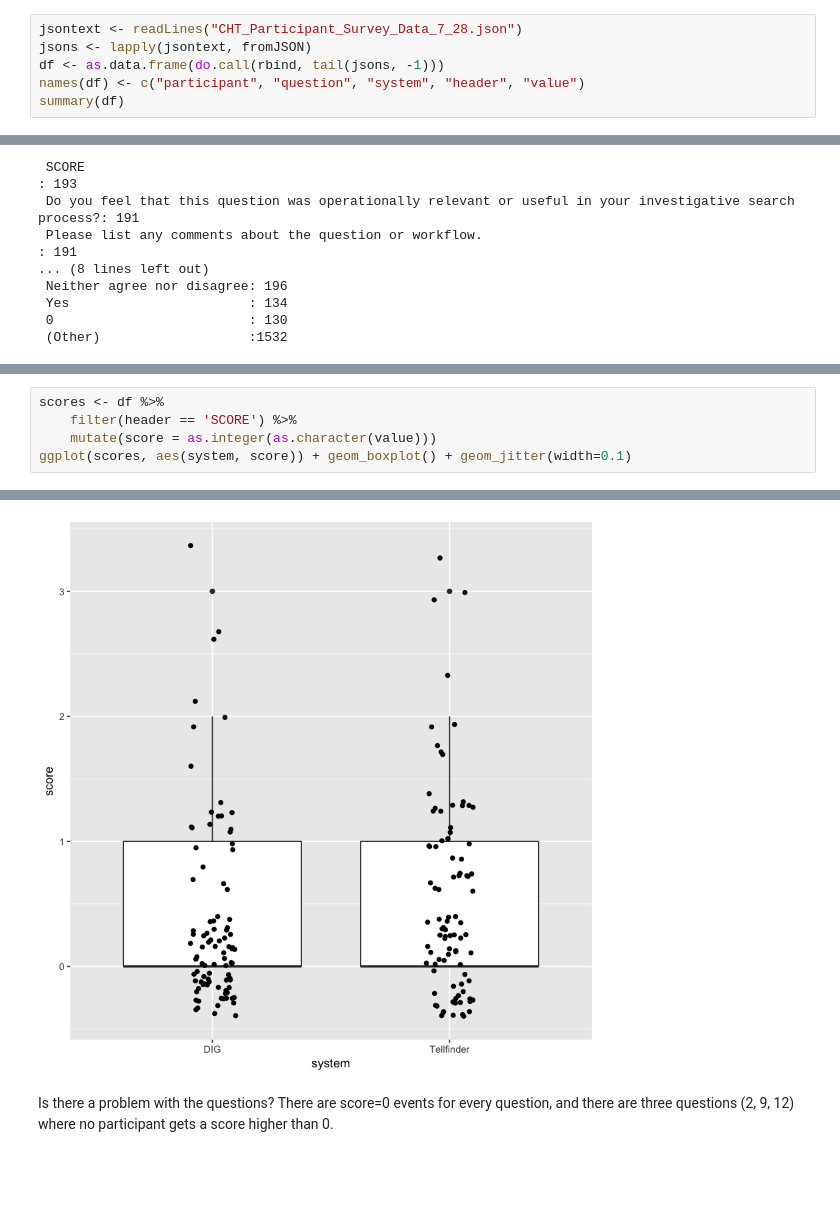
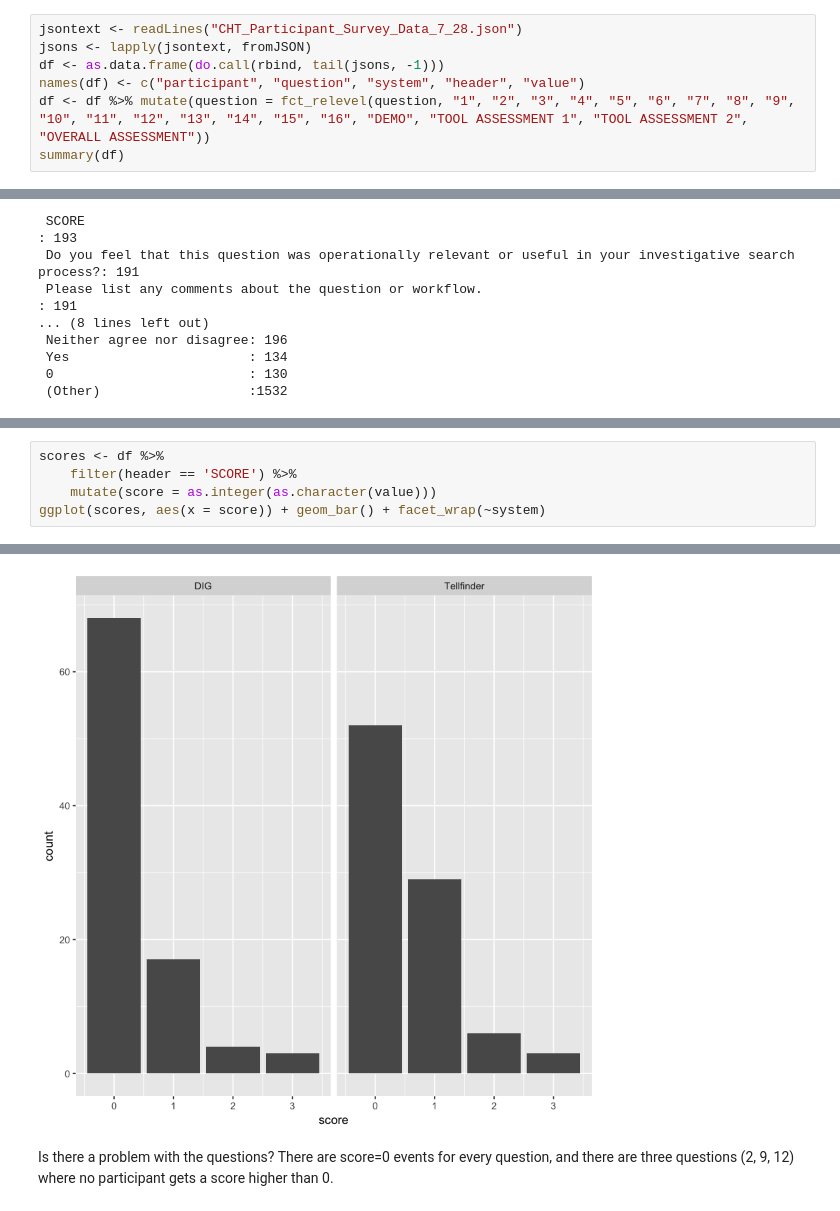
Before and after one commit to isoboroff/memex-hitl2, a Jupyter notebook: Data-analysis.ipynb, the cells around one changed output, grey strips where cells are left out. Drawn from its saved outputs; the diff is of its cells as text; blank space fills up the shorter version.

Commit message:
Updated initial score plot, releveled the questions, and added a plot for times for failed queries.

```diff
--- a/Data-analysis.ipynb
+++ b/Data-analysis.ipynb
@@ -23,6 +25,7 @@ jsontext <- readLines("CHT_Participant_Survey_Data_7_28.json")
 jsons <- lapply(jsontext, fromJSON)
 df <- as.data.frame(do.call(rbind, tail(jsons, -1)))
 names(df) <- c("participant", "question", "system", "header", "value")
+df <- df %>% mutate(question = fct_relevel(question, "1", "2", "3", "4", "5", "6", "7", "8", "9", "10", "11", "12", "13", "14", "15", "16", "DEMO", "TOOL ASSESSMENT 1", "TOOL ASSESSMENT 2", "OVERALL ASSESSMENT"))
 summary(df)
 # %% [output]
   participant      question           system
@@ -51,7 +59,7 @@ Here is the absolute top level view: is there a difference in participant score
 scores <- df %>%
     filter(header == 'SCORE') %>%
     mutate(score = as.integer(as.character(value)))
-ggplot(scores, aes(system, score)) + geom_boxplot() + geom_jitter(width=0.1)
+ggplot(scores, aes(x = score)) + geom_bar() + facet_wrap(~system)
 # %% [output]
 Warning message in evalq(as.integer(as.character(value)), <environment>):
 “NAs introduced by coercion”Warning message:
@@ -60,4 +67,4 @@ Warning message in evalq(as.integer(as.character(value)), <environment>):
-[figure, old version]
+[figure, new version]
 # %% [markdown]
 Is there a problem with the questions?  There are score=0 events for every question, and there are three questions (2, 9, 12) where no participant gets a score higher than 0.
 # %%
```
Also changed, not shown: parts of 7 cells of this notebook.
